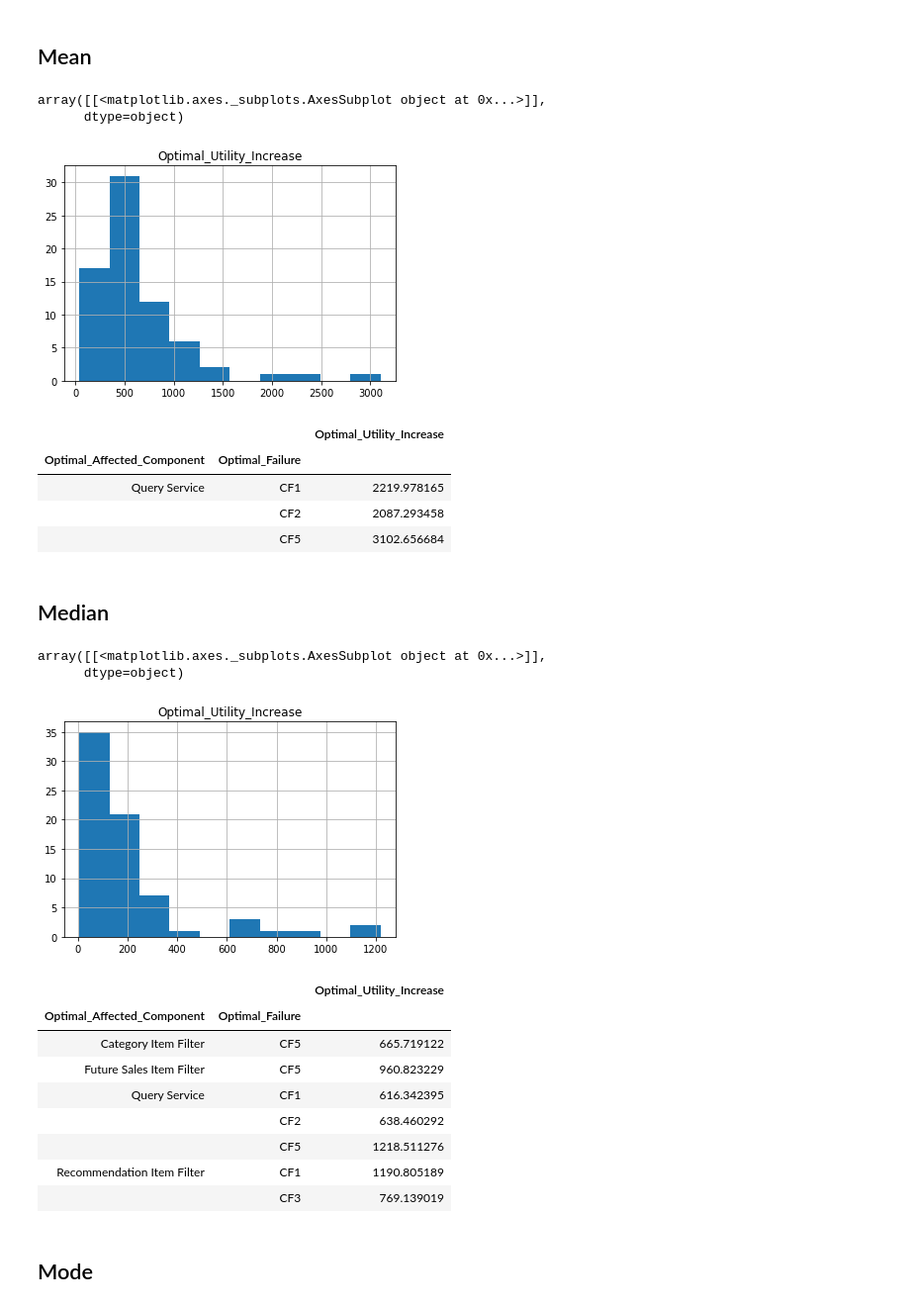
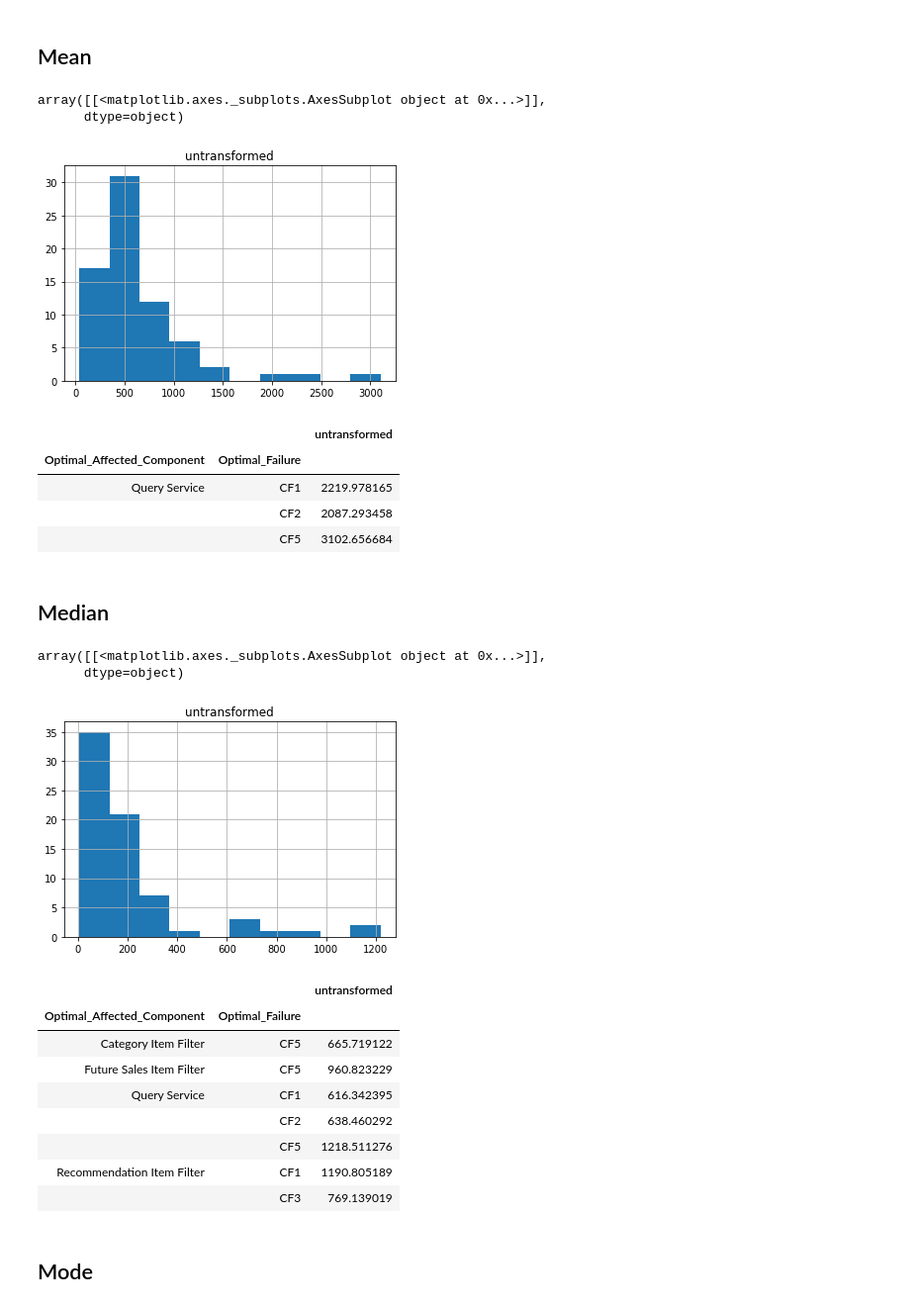
Before and after one commit to hpi-sam/rl-4-self-repair, a Jupyter notebook: data_analysis/main_data_analysis.ipynb, the cells around one changed output. Shown: that part at 99% size. Saved outputs shown, nothing was run; the diff lists cells and outputs as text; code cells hidden in the pictures.

```diff
--- a/data_analysis/main_data_analysis.ipynb
+++ b/data_analysis/main_data_analysis.ipynb
@@ -24,0 +1,13 @@ data.head()
+# %%
+import os
+import pandas as pd
+import numpy as np
+
+frames = []
+
+import sys
+sys.path.append("..")
+from envs.data_handler import DataHandler
+
+dh = DataHandler()
+dh.data.head()
@@ -57,21 +51,23 @@ array([[<matplotlib.axes._subplots.AxesSubplot object at 0x...>]],
 * std = standard deviation
 * skew = skewness, measure of the asymmetry of the probability distribution of a real-valued random variable about its mean
 * kurtosis = measure of the "tailedness" of the probability distribution of a real-valued random variable
+# %%
+untransformed_data = dh.data[['Optimal_Affected_Component','Optimal_Failure','untransformed']]
 # %% [markdown]
 ## Mean
 # %%
-mean_values = data.groupby(['Optimal_Affected_Component', 'Optimal_Failure']).agg('mean')
+mean_values = untransformed_data.groupby(['Optimal_Affected_Component', 'Optimal_Failure']).agg('mean')
 mean_values.hist()
 # %% [output]
 array([[<matplotlib.axes._subplots.AxesSubplot object at 0x...>]],
       dtype=object)
-[figure, old version]
+[figure, new version]
 # %%
 # get the outliers
 mean_group = mean_values.apply(lambda x: x)
-mean_group[mean_group.Optimal_Utility_Increase > 1700]
+mean_group[mean_group.untransformed > 1700]
 # %% [output]
-|  |  | Optimal_Utility_Increase |
+|  |  | untransformed |
 | Optimal_Affected_Component | Optimal_Failure |  |
 | Query Service | CF1 | 2219.978165 |
 |  | CF2 | 2087.293458 |
@@ -79,18 +75,18 @@ mean_group[mean_group.Optimal_Utility_Increase > 1700]
 # %% [markdown]
 ## Median
 # %%
-median = data.groupby(['Optimal_Affected_Component', 'Optimal_Failure']).agg('median')
+median = untransformed_data.groupby(['Optimal_Affected_Component', 'Optimal_Failure']).agg('median')
 median.hist()
 # %% [output]
 array([[<matplotlib.axes._subplots.AxesSubplot object at 0x...>]],
       dtype=object)
-[figure, old version]
+[figure, new version]
 # %%
 # get the outliers
 group = median.apply(lambda x: x)
-group[group.Optimal_Utility_Increase > 600]
+group[group.untransformed > 600]
 # %% [output]
-|  |  | Optimal_Utility_Increase |
+|  |  | untransformed |
 | Optimal_Affected_Component | Optimal_Failure |  |
 | Category Item Filter | CF5 | 665.719122 |
 | Future Sales Item Filter | CF5 | 960.823229 |
```
Also changed, not shown: parts of 12 cells of this notebook, 6 other files.
